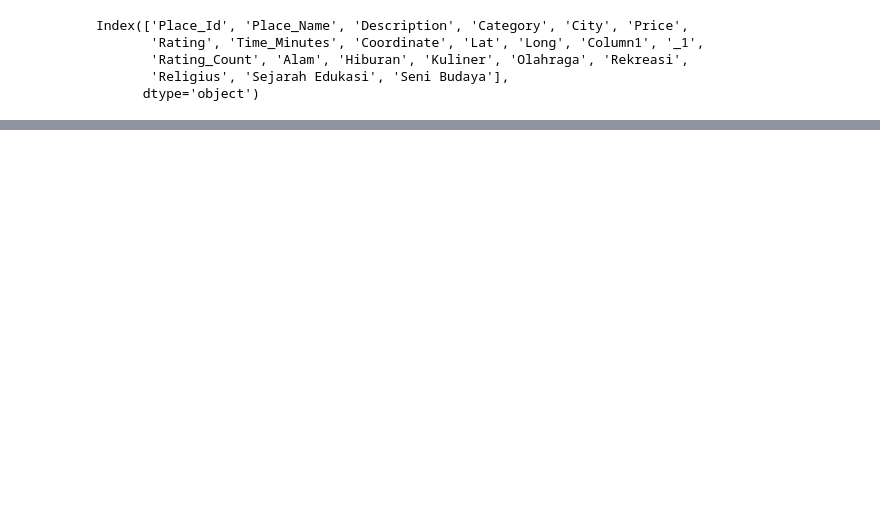
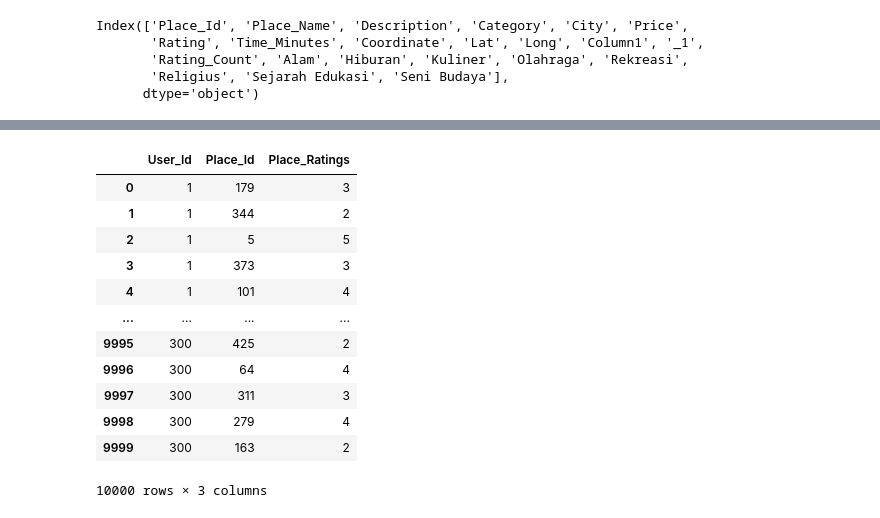
Before and after one commit to mausneg/DestiMate, a Jupyter notebook: Model/Category Model/model.ipynb, the cells around one changed output, grey strips where cells are left out. Saved outputs shown, nothing was run; the diff lists cells and outputs as text; code cells hidden in the pictures; blank space fills up the shorter version.

```diff
--- a/Model/Category Model/model.ipynb
+++ b/Model/Category Model/model.ipynb
@@ -127,0 +69,17 @@ model.evaluate([user_test, item_test], tf.ones_like(user_test))
+# %%
+df_collaborative = df_tourism_rating.copy()
+df_collaborative
+# %% [output]
+|  | User_Id | Place_Id | Place_Ratings |
+| 0 | 1 | 179 | 3 |
+| 1 | 1 | 344 | 2 |
+| 2 | 1 | 5 | 5 |
+| 3 | 1 | 373 | 3 |
+| 4 | 1 | 101 | 4 |
+| ... | ... | ... | ... |
+| 9995 | 300 | 425 | 2 |
+| 9996 | 300 | 64 | 4 |
+| 9997 | 300 | 311 | 3 |
+| 9998 | 300 | 279 | 4 |
+| 9999 | 300 | 163 | 2 |
+10000 rows × 3 columns
```
Also changed, not shown: parts of 29 cells of this notebook, 6 other files.
